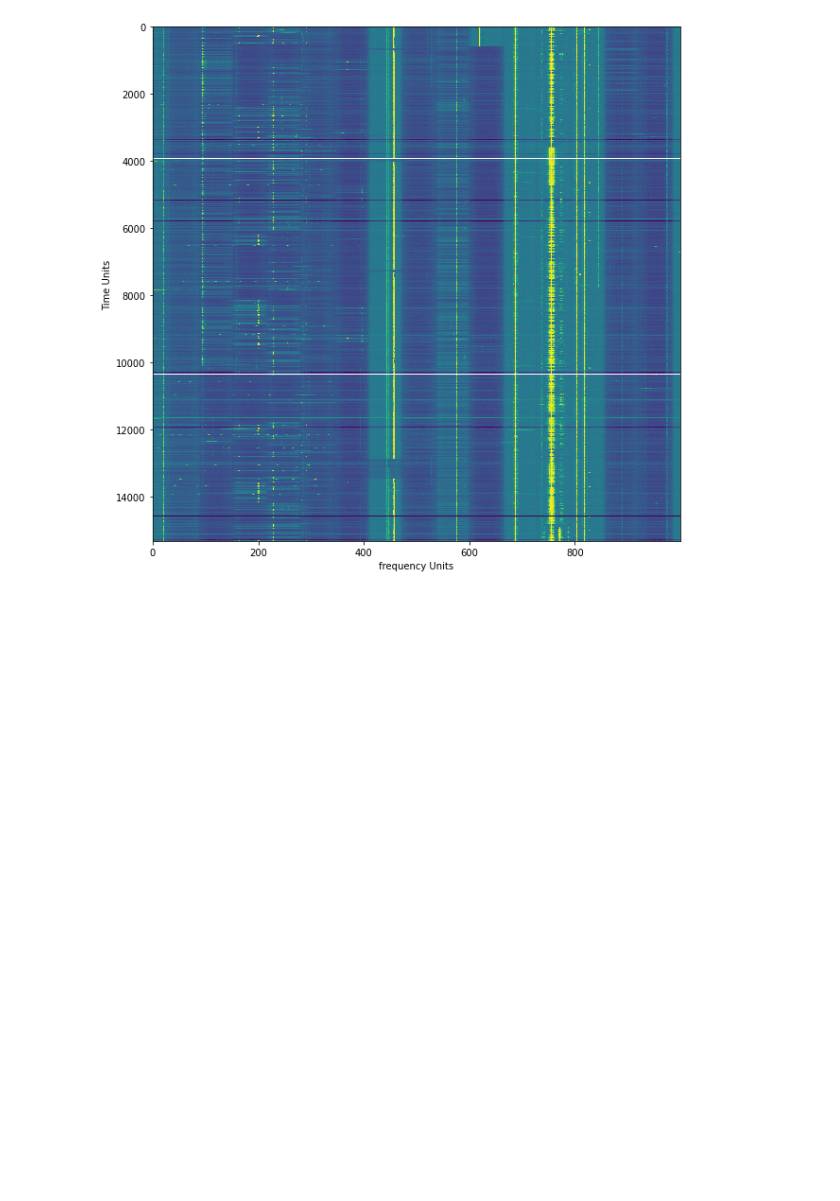
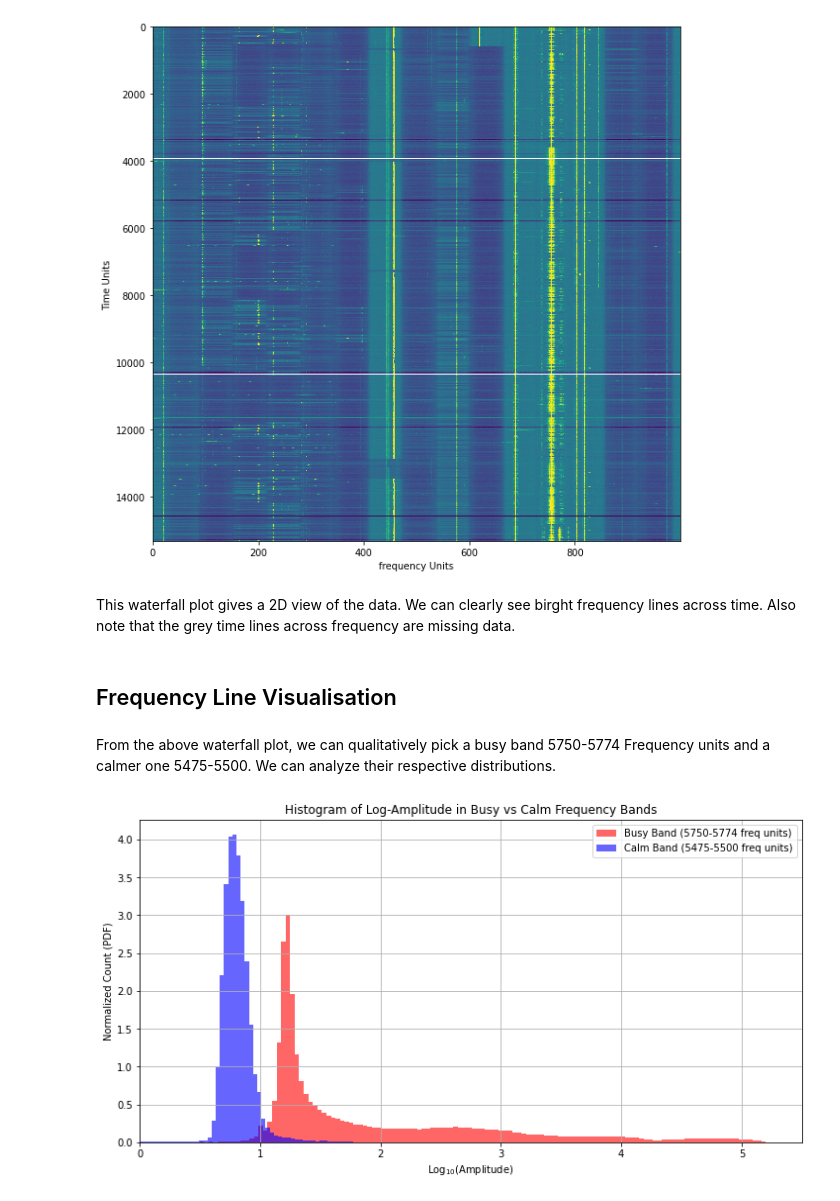
Before and after one commit to PhilJ0ly/albatros_axion_detection, a Jupyter notebook: Jupyter/albatros_data_overview.ipynb, the cells around one changed output. Saved outputs shown, nothing was run; the diff lists cells and outputs as text; code cells hidden in the pictures; blank space fills up the shorter version.

```diff
--- a/Jupyter/albatros_data_overview.ipynb
+++ b/Jupyter/albatros_data_overview.ipynb
@@ -113,3 +152,30 @@ plt.xlabel("frequency Units")
 plt.show()
 # %% [output]
 [figure]
+# %% [markdown]
+This waterfall plot gives a 2D view of the data. We can clearly see birght frequency lines across time. Also note that the grey time lines across frequency are missing data.
+# %% [markdown]
+## Frequency Line Visualisation
+# %% [markdown]
+From the above waterfall plot, we can qualitatively pick a busy band 5750-5774 Frequency units and a calmer one 5475-5500. We can analyze their respective distributions.
+# %%
+busy_band = np.log10(np.abs(spectra[0, 0, 5750:5775, :].flatten()))
+calm_band = np.log10(np.abs(spectra[0, 0, 5475:5500, :].flatten()))
+
+busy_band = np.nan_to_num(busy_band, nan=0.0, posinf=0.0, neginf=0)
+calm_band = np.nan_to_num(calm_band, nan=0.0, posinf=0.0, neginf=0.0)
+
+plt.figure(figsize=(12,6))
+
+plt.hist(busy_band, bins=500, alpha=0.6, label='Busy Band (5750-5774 freq units)', color='r', density=True)
+plt.hist(calm_band, bins=500, alpha=0.6, label='Calm Band (5475-5500 freq units)', color='b', density=True)
+
+plt.xlabel("Log$_{10}$(Amplitude)")
+plt.ylabel("Normalized Count (PDF)")
+plt.title("Histogram of Log-Amplitude in Busy vs Calm Frequency Bands")
+plt.legend()
+plt.xlim(0,5.5)
+plt.grid(True)
+plt.show()
+# %% [output]
+[figure, added]
```
Also changed, not shown: parts of 34 cells of this notebook, 3 other files.
